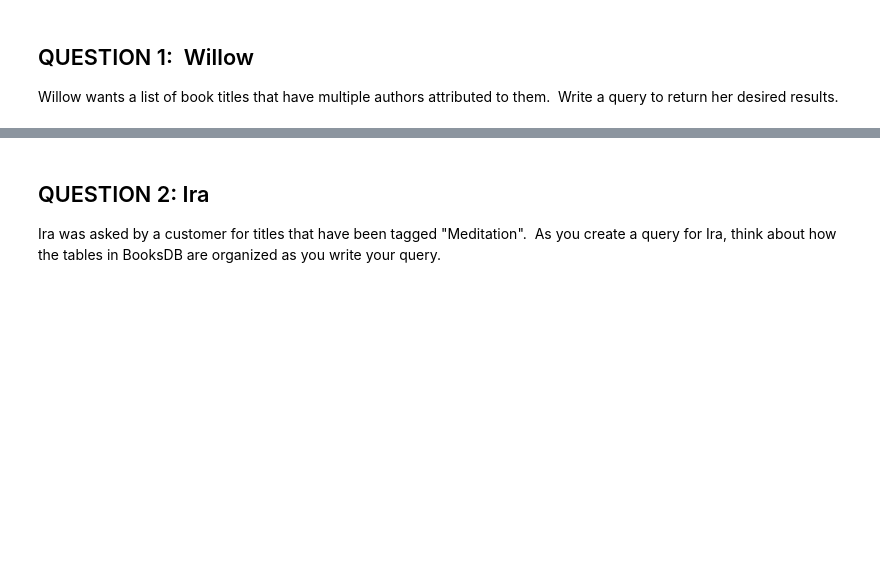
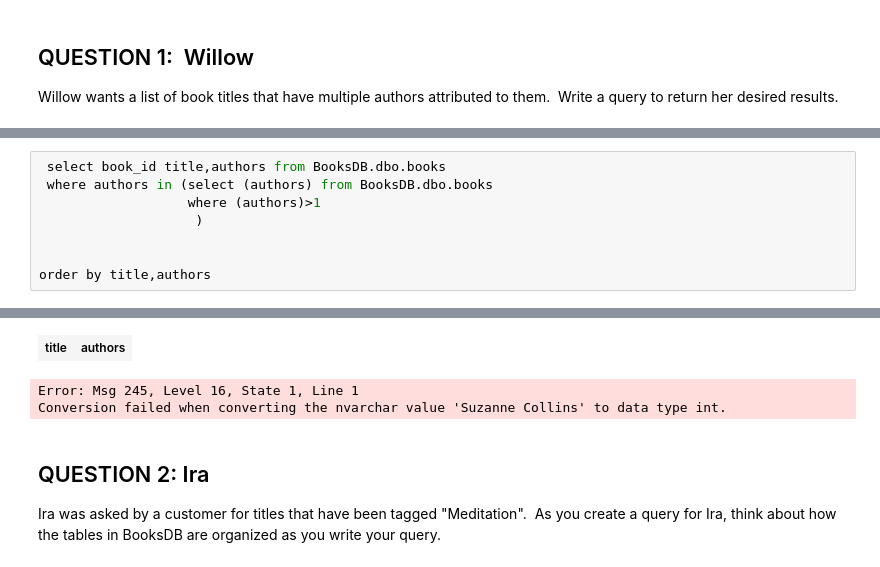
Before and after one commit to souji1991/SQL-Part-4-Studio, a Jupyter notebook: Notebook-0.ipynb, the cells around one changed output, grey strips where cells are left out. Saved outputs shown, nothing was run; the diff lists cells and outputs as text; blank space fills up the shorter version.

```diff
--- a/Notebook-0.ipynb
+++ b/Notebook-0.ipynb
@@ -16,0 +11,9 @@ Total execution time: 00:00:00.036
+# %%
+ select book_id title,authors from BooksDB.dbo.books
+ where authors in (select (authors) from BooksDB.dbo.books
+                   where (authors)>1
+                    )
+
+
+order by title,authors
+# %% [output]
@@ -17,3 +21,6 @@ Total execution time: 00:00:00.036
+| title | authors |
+Error: Msg 245, Level 16, State 1, Line 1
+Conversion failed when converting the nvarchar value 'Suzanne Collins' to data type int.
 # %% [markdown]
 ## QUESTION 2: Ira
 
```
Also changed, not shown: parts of 4 cells of this notebook.
